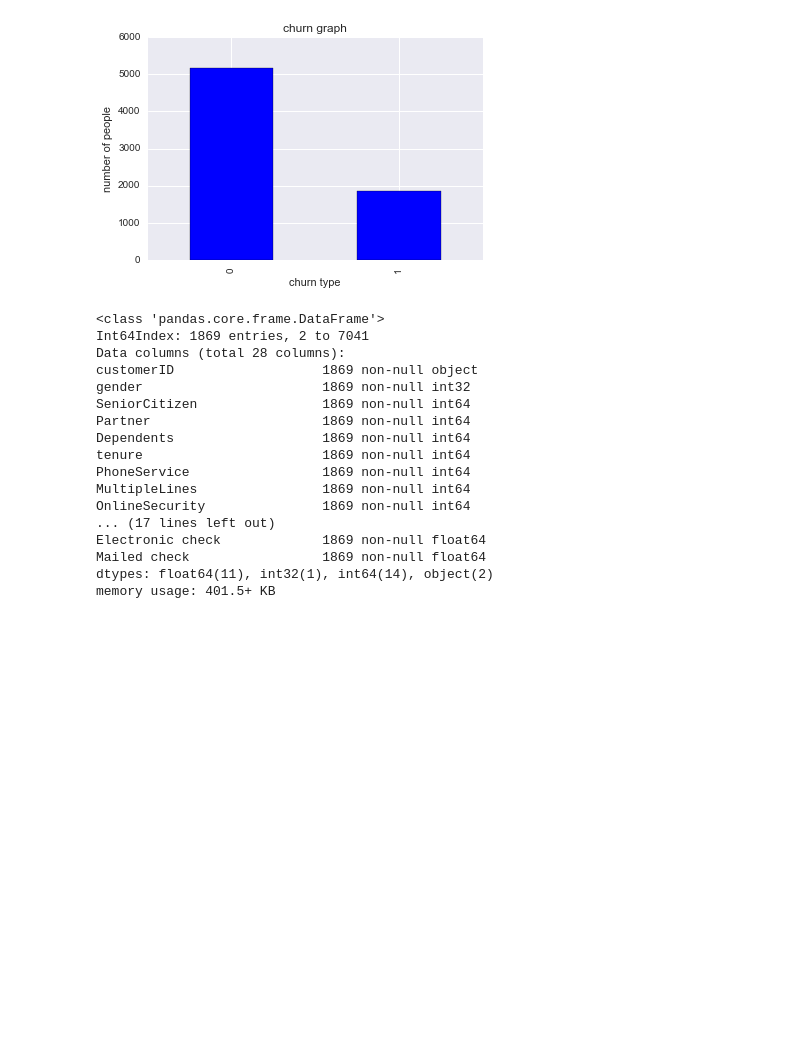
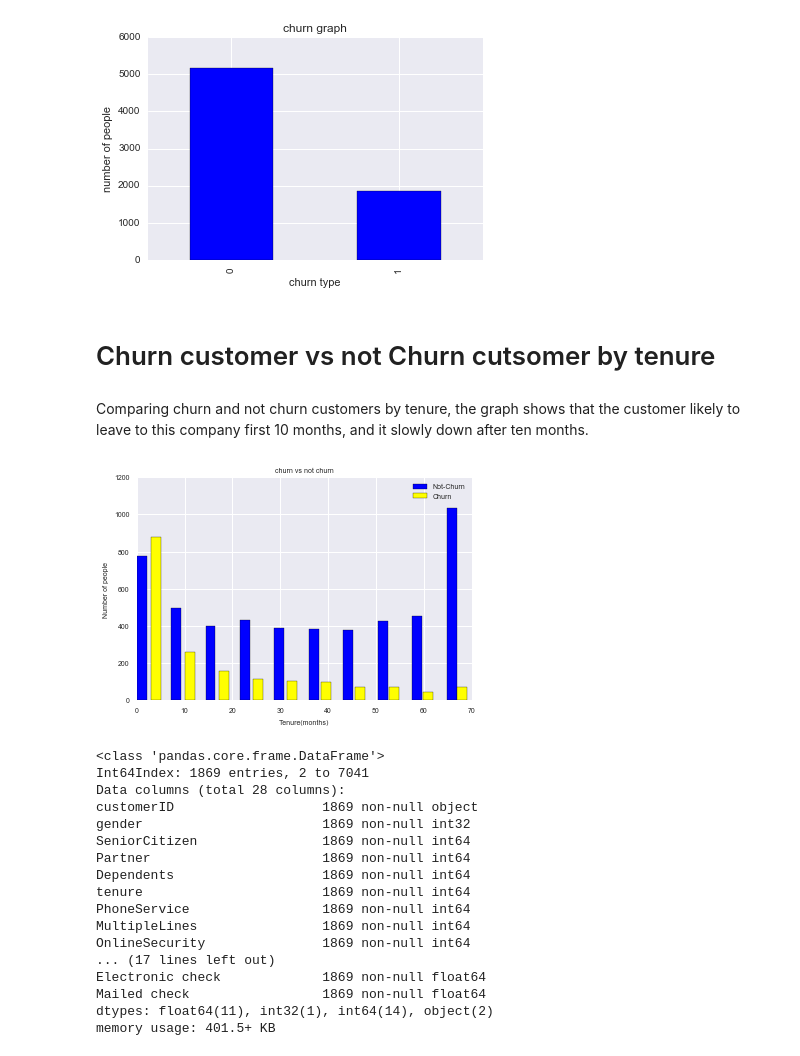
Before and after one commit to vinhpvu/Telco-customer-analytics, a Jupyter notebook: Untitled.ipynb, the cells around one changed output. Drawn from its saved outputs; the diff is of its cells as text; code cells hidden in the pictures; blank space fills up the shorter version.

```diff
--- a/Untitled.ipynb
+++ b/Untitled.ipynb
@@ -88,6 +91,35 @@ plt.title('churn graph')
 plt.show()
 # %% [output]
 [figure]
+# %% [markdown]
+# Churn customer vs not Churn cutsomer by tenure
+# %% [markdown]
+Comparing churn and not churn customers by tenure, the graph shows that the customer likely to leave to this company first 10 months, and it slowly down after ten months.
+# %%
+notchurn_customer=customer[customer['Churn']==0]
+churn_data= customer[customer['Churn']==1]
+x_notchurn=notchurn_customer['tenure']
+y_churn=churn_data['tenure']
+fig, ax = plt.subplots()
+
+a_churn_heights, a_churn_bins = np.histogram(x_notchurn)
+b_churn_heights, b_churn_bins = np.histogram(y_churn, bins=a_bins)
+
+width = (a_churn_bins[1] - b_churn_bins[0])/3
+
+ax.bar(a_churn_bins[:-1], a_churn_heights, width=width, facecolor='blue',label="Not-Churn")
+ax.bar(b_churn_bins[:-1]+width, b_churn_heights, width=width, facecolor='yellow',label="Churn")
+
+
+plt.xticks(size = 7)
+plt.yticks(size = 7)
+plt.xlabel('Tenure(months)', size = 7)
+plt.ylabel('Number of people', size = 7)
+plt.title('churn vs not churn', size = 7)
+plt.legend(prop={'size':7})
+plt.show()
+# %% [output]
+[figure, added]
 # %%
 churn_data= customer[customer['Churn']==1]
 churn_data.info()
```
Also changed, not shown: parts of 20 cells of this notebook.
